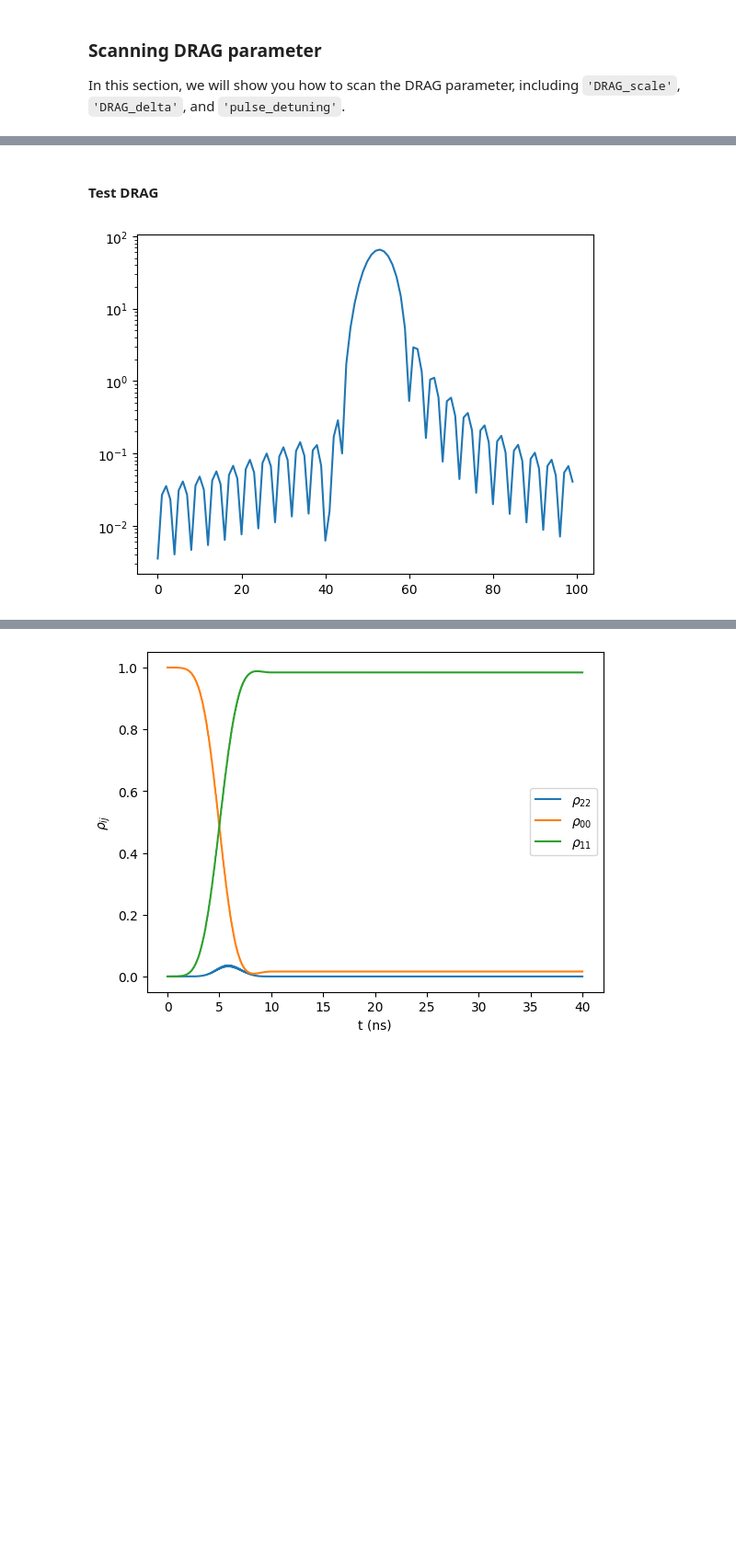
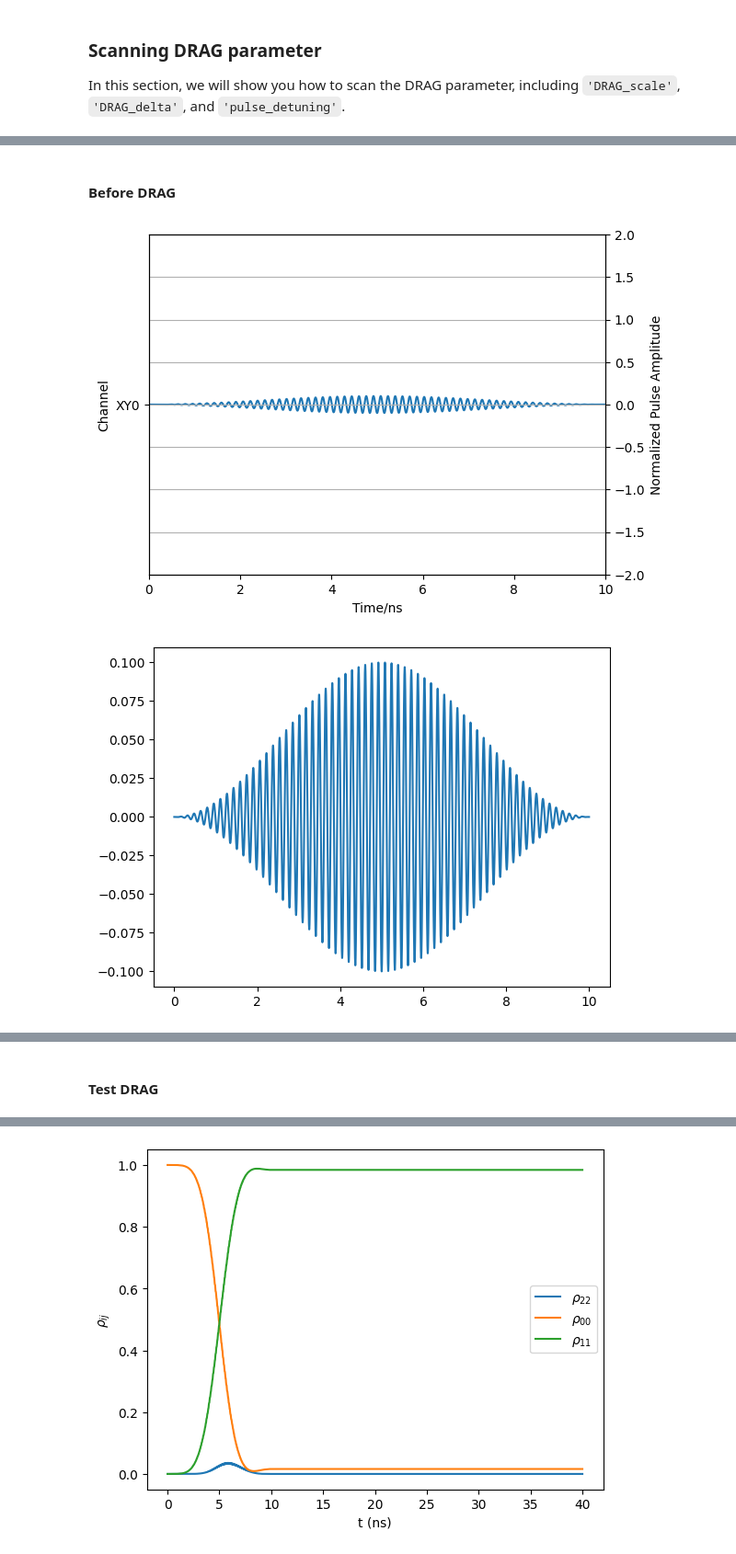
Before and after one commit to RunawayFancy/QuSim, a Jupyter notebook: Tutorial/transmon_tutorial/DRAG.ipynb, the cells around one changed output, grey strips where cells are left out. Shown at 92% size. Drawn from its saved outputs; the diff is of its cells as text; code cells hidden in the pictures; blank space fills up the shorter version.

```diff
--- a/Tutorial/transmon_tutorial/DRAG.ipynb
+++ b/Tutorial/transmon_tutorial/DRAG.ipynb
@@ -211 +212,39 @@ pl.plot_pulse_sequence(pulse_sequence, simulation_option)
 0
+# %% [markdown]
+#### Before DRAG
+# %%
+pulse_sequence_noDRAG = [
+    {
+        'pulse_index': 1,
+        'type': "XY",
+        'pulse_shape': "cosine",
+        't_delay': 0, # unit in ns
+        't_width': 10, # unit in ns
+        't_plateau': 0, # unit in ns
+        'freq': 6.3, # Carrier frequency, unit in GHz;
+        'phase': 0, # Carrier phase, unit in rad
+        'amplitude': 0.1, # XY: Rabi freq; Z: biased frequency
+        'q_index': 0
+    }
+]
+pl.plot_pulse_sequence(pulse_sequence_noDRAG, simulation_option)
+
+tlist = np.linspace(0, simulation_option['simulation_time'], simulation_option['simulation_step'], endpoint=False)
+freqlist = np.fft.fftfreq(simulation_option['simulation_step'], d=tlist[1]-tlist[0])
+
+pulse_lib_c = pw.pulse_lib(pulse_sequence_noDRAG[0])
+drive_pulse = pulse_lib_c.get_pulse(simulation_option)
+
+plt.figure(1)
+plt.plot(tlist, drive_pulse)
+fft_waveform_noDRAG = np.fft.fft(drive_pulse)
+plt.figure(2)
+plt.plot(freqlist, np.abs(fft_waveform_noDRAG))
+plt.xlim([5.8,6.8])
+plt.ylim(1e-3,1e4)
+plt.ylabel('Amplitude', fontsize=16)
+plt.xlabel(r"$\omega$ (GHz)", fontsize=16)
+plt.yscale('log')
+# %% [output]
+[figure, added]
+[figure, added]
@@ -212,12 +252,2 @@ pl.plot_pulse_sequence(pulse_sequence, simulation_option)
 # %% [markdown]
 #### Test DRAG
-# %%
-import QuSim.PulseGen.pulse_waveform as pw
-
-pulse_lib_c = pw.pulse_lib(pulse_sequence[0])
-drive_pulse = pulse_lib_c.get_pulse(simulation_option)
-fft_waveform = np.fft.fft(drive_pulse)
-plt.plot(np.abs(fft_waveform[200:300]))
-plt.yscale('log')
-# %% [output]
-[figure, removed]
```
Also changed, not shown: parts of 4 cells of this notebook, 28 other files.
